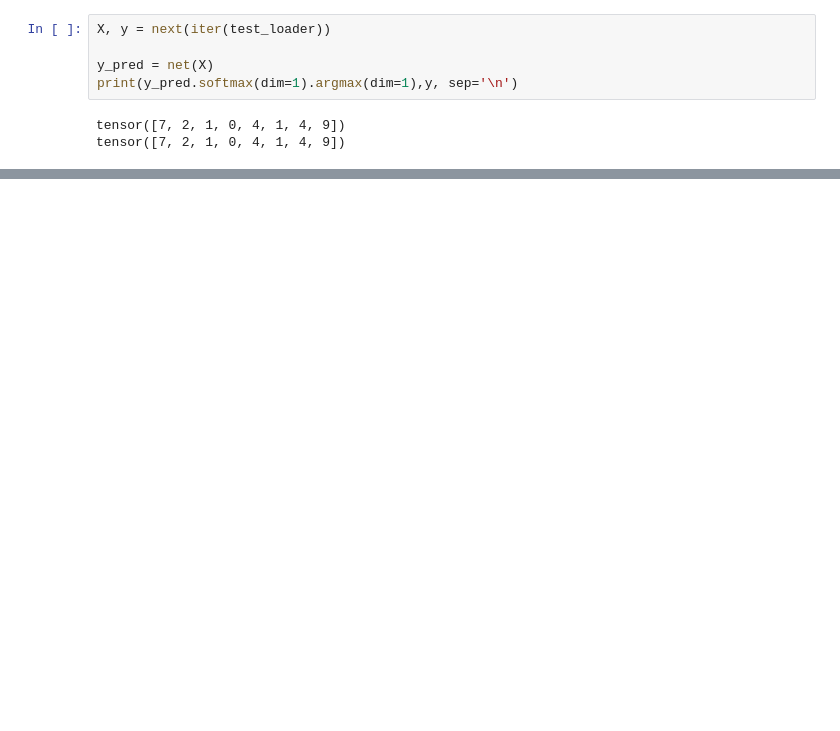
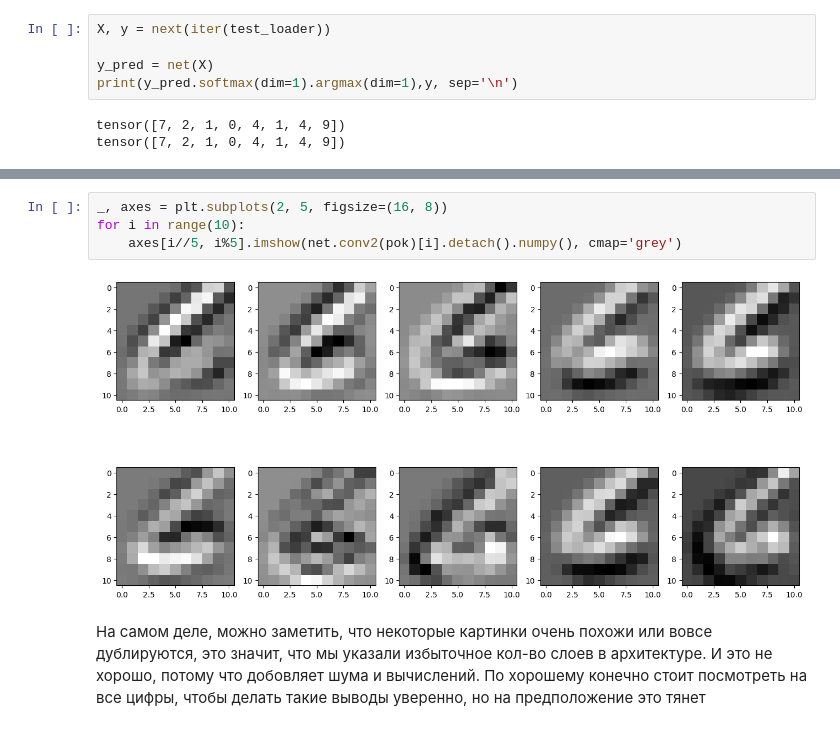
Before and after one commit to AlexGrom1989/Myself-ML-models, a Jupyter notebook: nn_learning/cnn_start.ipynb, the cells around one changed output, grey strips where cells are left out. Saved outputs shown, nothing was run; the diff lists cells and outputs as text; blank space fills up the shorter version.

```diff
--- a/nn_learning/cnn_start.ipynb
+++ b/nn_learning/cnn_start.ipynb
@@ -132,0 +171,8 @@ Accuracy of     9 : 96 %
+# %%
+_, axes = plt.subplots(2, 5, figsize=(16, 8))
+for i in range(10):
+    axes[i//5, i%5].imshow(net.conv2(pok)[i].detach().numpy(), cmap='grey')
+# %% [output]
+[figure, added]
+# %% [markdown]
+На самом деле, можно заметить, что некоторые картинки очень похожи или вовсе дублируются, это значит, что мы указали избыточное кол-во слоев в архитектуре. И это не хорошо, потому что добовляет шума и вычислений. По хорошему конечно стоит посмотреть на все цифры, чтобы делать такие выводы уверенно, но на предположение это тянет
```
Also changed, not shown: parts of 10 cells of this notebook, 2 other files.
